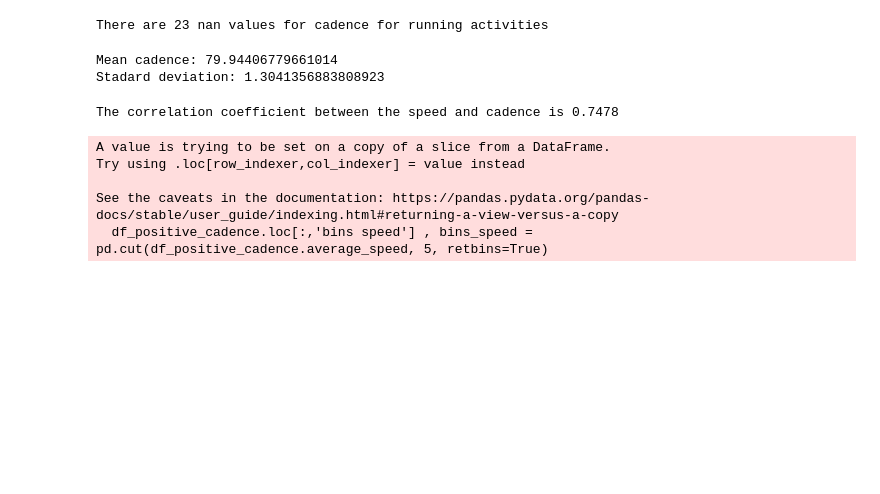
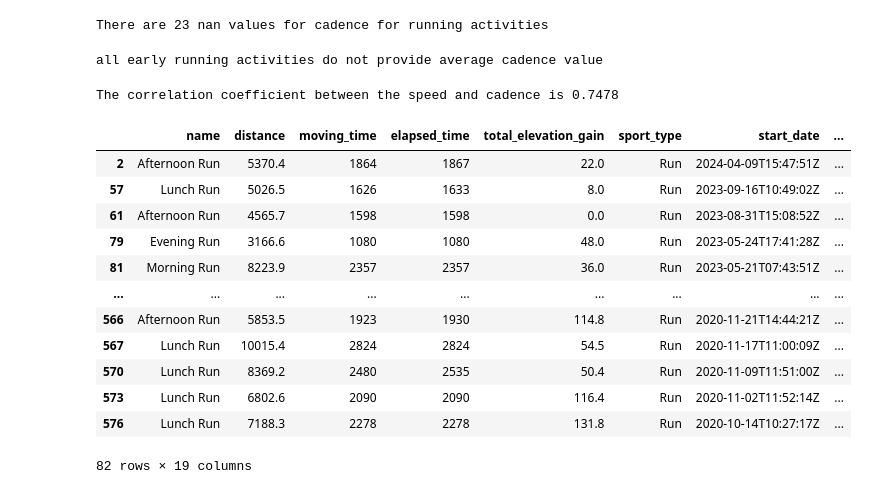
Before and after one commit to FredericWeiss/My_Strava_Data, a Jupyter notebook: EDA.ipynb, the cells around one changed output. Saved outputs shown, nothing was run; the diff lists cells and outputs as text; code cells hidden in the pictures; blank space fills up the shorter version.

Commit message:
Handling nan values for average cadence in running activities

```diff
--- a/EDA.ipynb
+++ b/EDA.ipynb
@@ -35,19 +35,19 @@ while next_page:
     data = get_activity_data(token, params=params)
 
     # Saving the activity data in a data frame and setting index
-    df = pd.json_normalize(data)
-    df.set_index(np.arange((page - 1) * ACTIVITIES_PER_PAGE, (page - 1) * ACTIVITIES_PER_PAGE + len(df)), inplace=True)
+    df_data = pd.json_normalize(data)
+    df_data.set_index(np.arange((page - 1) * ACTIVITIES_PER_PAGE, (page - 1) * ACTIVITIES_PER_PAGE + len(data)), inplace=True)
 
     # Check if there are entries for the current page and if not set the boolean variable accordingly
-    if len(df) == 0:
+    if len(df_data) == 0:
         next_page = False
     else:
 
         # Adding the current data to the final activity data frame
         if page == 1:
-            activities = df
+            df = df_data
         else:
-            activities = activities.append(df)
+            df = df.append(df_data)
 
     # Moving to the next page
     page += 1
@@ -55,7 +55,7 @@ while next_page:
 # Determing the filename and filepath and saving the data as csv
 timestamp = datetime.now().strftime('%d%m%Y')
 filepath = f'data/{timestamp}_activitydata.csv'
-activities.to_csv(filepath, index=False)
+df.to_csv(filepath, index=False)
 # %% [output]
 Sucess
 Sucess
@@ -102,8 +102,8 @@ From the info we can extract the first findings:
 
 The next step is to extract the colums we actually need
 # %%
-result = activities[['name', 'distance', 'moving_time', 'elapsed_time', 'total_elevation_gain', 'sport_type', 'start_date', 'start_date_local', 'timezone', 'achievement_count', 'start_latlng', 'end_latlng', 'average_speed', 'max_speed', 'has_heartrate', 'average_heartrate', 'max_heartrate', 'average_cadence', 'average_watts']]
-print(result.shape)
+df = df[['name', 'distance', 'moving_time', 'elapsed_time', 'total_elevation_gain', 'sport_type', 'start_date', 'start_date_local', 'timezone', 'achievement_count', 'start_latlng', 'end_latlng', 'average_speed', 'max_speed', 'has_heartrate', 'average_heartrate', 'max_heartrate', 'average_cadence', 'average_watts']]
+print(df.shape)
 # %% [output]
 (579, 19)
 # %% [markdown]
@@ -151,10 +157,14 @@ nan_values = df_run.average_cadence.isna().sum()
 print(f'There are {nan_values} nan values for cadence for running activities')
 # %% [output]
 There are 23 nan values for cadence for running activities
-# %%
-print(f'Mean cadence: {np.mean(df_run.average_cadence)}')
-print(f'Stadard deviation: {np.std(df_run.average_cadence)}')
-# %% [output]
-Mean cadence: 79.94406779661014
-Stadard deviation: 1.3041356883808923
+# %%
+# Getting the earlies run with average cadence values and the latest run without average cadence values
+min_date = min(df_run.loc[df_run.average_cadence > 0].start_date_local)
+max_date = max(df_run.loc[df_run.average_cadence.isna()].start_date_local)
+
+# State if the earliest run with cadence value is later than the later than the latest run without cadence value
+if min_date > max_date:
+    print(f'all early running activities do not provide average cadence value')
+# %% [output]
+all early running activities do not provide average cadence value
 # %%
@@ -163,14 +177,19 @@ correlation_coef = np.corrcoef(df_positive_cadence.average_speed, df_positive_ca
 print(f'The correlation coefficient between the speed and cadence is {round(correlation_coef, 4)}')
 # %% [output]
 The correlation coefficient between the speed and cadence is 0.7478
-# %%
-df_positive_cadence.loc[:,'bins speed'] , bins_speed = pd.cut(df_positive_cadence.average_speed, 5, retbins=True)
-bins_speed = [[bins_speed[index-1], bins_speed[index]] if index > 0 else [0, bins_speed[index]] for index in range(5)]
-df_speed_grouped = df_positive_cadence.groupby(['bins speed']).mean()['average_cadence']
-average_cadences = [math.ceil(val) for val in df_speed_grouped.values]
-# %% [output]
-A value is trying to be set on a copy of a slice from a DataFrame.
-Try using .loc[row_indexer,col_indexer] = value instead
-
-See the caveats in the documentation: https://pandas.pydata.org/pandas-docs/stable/user_guide/indexing.html#returning-a-view-versus-a-copy
-  df_positive_cadence.loc[:,'bins speed'] , bins_speed = pd.cut(df_positive_cadence.average_speed, 5, retbins=True)
+# %%
+df.loc[df.sport_type == 'Run']
+# %% [output]
+|  | name | distance | moving_time | elapsed_time | total_elevation_gain | sport_type | start_date | ... |
+| 2 | Afternoon Run | 5370.4 | 1864 | 1867 | 22.0 | Run | 2024-04-09T15:47:51Z | ... |
+| 57 | Lunch Run | 5026.5 | 1626 | 1633 | 8.0 | Run | 2023-09-16T10:49:02Z | ... |
+| 61 | Afternoon Run | 4565.7 | 1598 | 1598 | 0.0 | Run | 2023-08-31T15:08:52Z | ... |
+| 79 | Evening Run | 3166.6 | 1080 | 1080 | 48.0 | Run | 2023-05-24T17:41:28Z | ... |
+| 81 | Morning Run | 8223.9 | 2357 | 2357 | 36.0 | Run | 2023-05-21T07:43:51Z | ... |
+| ... | ... | ... | ... | ... | ... | ... | ... | ... |
+| 566 | Afternoon Run | 5853.5 | 1923 | 1930 | 114.8 | Run | 2020-11-21T14:44:21Z | ... |
+| 567 | Lunch Run | 10015.4 | 2824 | 2824 | 54.5 | Run | 2020-11-17T11:00:09Z | ... |
+| 570 | Lunch Run | 8369.2 | 2480 | 2535 | 50.4 | Run | 2020-11-09T11:51:00Z | ... |
+| 573 | Lunch Run | 6802.6 | 2090 | 2090 | 116.4 | Run | 2020-11-02T11:52:14Z | ... |
+| 576 | Lunch Run | 7188.3 | 2278 | 2278 | 131.8 | Run | 2020-10-14T10:27:17Z | ... |
+82 rows × 19 columns
```
Also changed, not shown: parts of 10 cells of this notebook.
